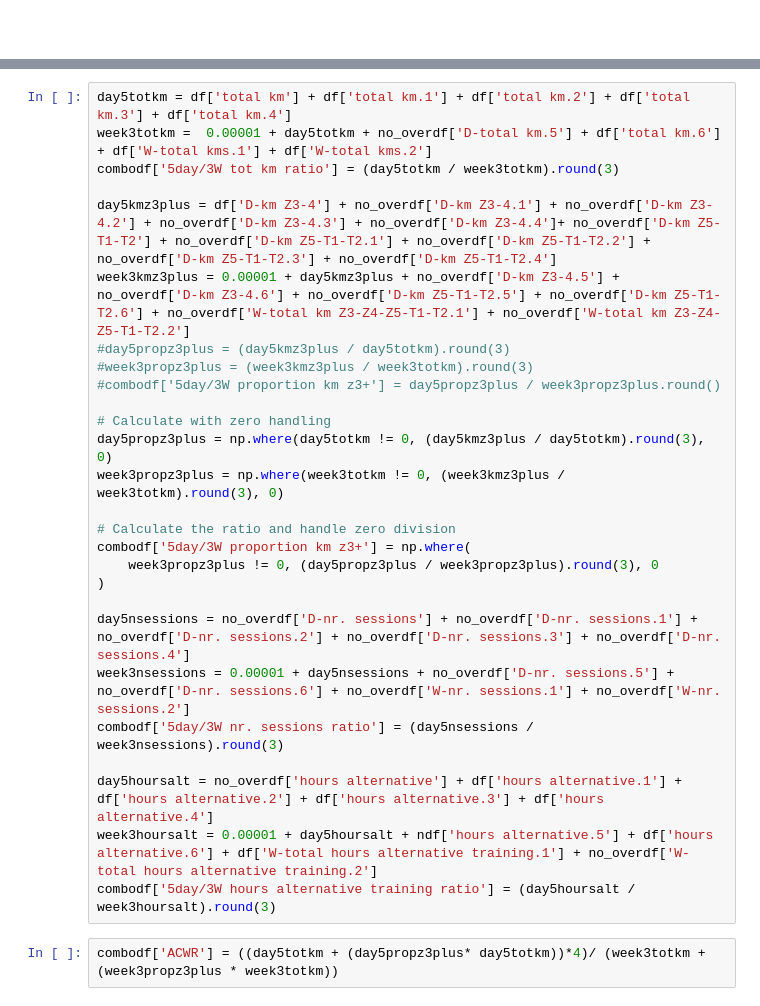
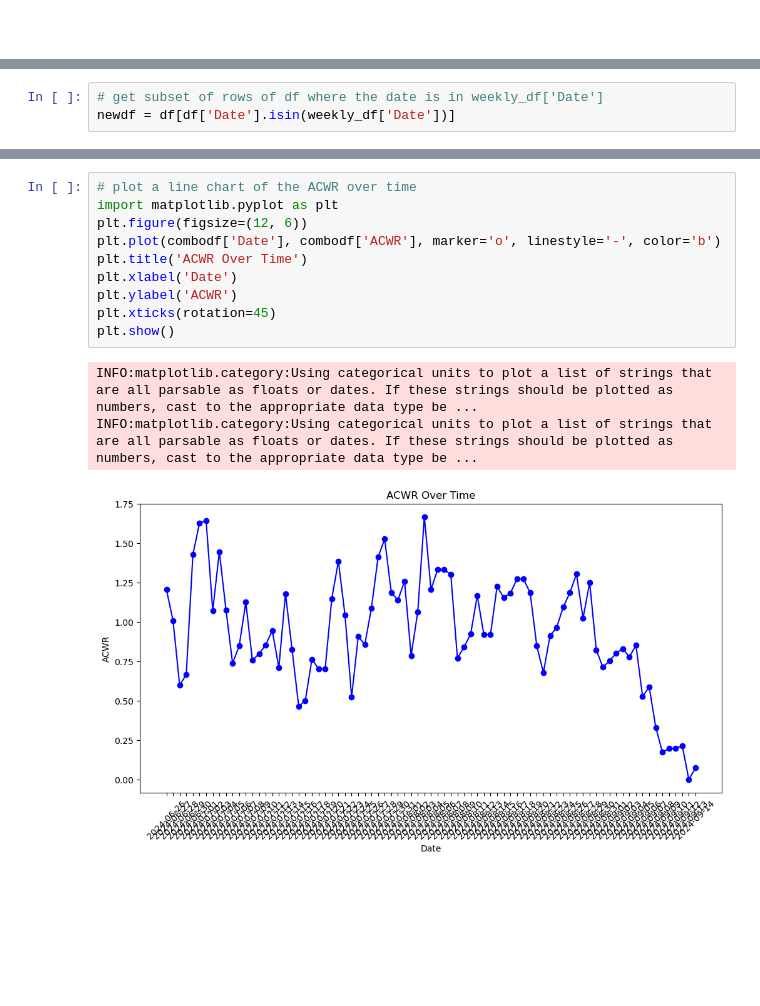
Before and after one commit to milooranm/RunningVolume_Injury, a Jupyter notebook: MVP2 notebooks/MVP2_data_extraction.ipynb, the cells around one changed output, grey strips where cells are left out. Cells and saved outputs as stored; diff of their text form; blank space fills up the shorter version.

```diff
--- a/MVP2 notebooks/MVP2_data_extraction.ipynb
+++ b/MVP2 notebooks/MVP2_data_extraction.ipynb
@@ -532,0 +511,3 @@ combodf
+# %%
+# get subset of rows of df where the date is in weekly_df['Date']
+newdf = df[df['Date'].isin(weekly_df['Date'])]
@@ -549,29 +605,14 @@ combodf
-# %%
-day5totkm = df['total km'] + df['total km.1'] + df['total km.2'] + df['total km.3'] + df['total km.4']
-week3totkm =  0.00001 + day5totkm + no_overdf['D-total km.5'] + df['total km.6'] + df['W-total kms.1'] + df['W-total kms.2']
-combodf['5day/3W tot km ratio'] = (day5totkm / week3totkm).round(3)
-
-day5kmz3plus = df['D-km Z3-4'] + no_overdf['D-km Z3-4.1'] + no_overdf['D-km Z3-4.2'] + no_overdf['D-km Z3-4.3'] + no_overdf['D-km Z3-4.4']+ no_overdf['D-km Z5-T1-T2'] + no_overdf['D-km Z5-T1-T2.1'] + no_overdf['D-km Z5-T1-T2.2'] + no_overdf['D-km Z5-T1-T2.3'] + no_overdf['D-km Z5-T1-T2.4']
-week3kmz3plus = 0.00001 + day5kmz3plus + no_overdf['D-km Z3-4.5'] + no_overdf['D-km Z3-4.6'] + no_overdf['D-km Z5-T1-T2.5'] + no_overdf['D-km Z5-T1-T2.6'] + no_overdf['W-total km Z3-Z4-Z5-T1-T2.1'] + no_overdf['W-total km Z3-Z4-Z5-T1-T2.2']
-#day5propz3plus = (day5kmz3plus / day5totkm).round(3)
-#week3propz3plus = (week3kmz3plus / week3totkm).round(3)
-#combodf['5day/3W proportion km z3+'] = day5propz3plus / week3propz3plus.round()
-
-# Calculate with zero handling
-day5propz3plus = np.where(day5totkm != 0, (day5kmz3plus / day5totkm).round(3), 0)
-week3propz3plus = np.where(week3totkm != 0, (week3kmz3plus / week3totkm).round(3), 0)
-
-# Calculate the ratio and handle zero division
-combodf['5day/3W proportion km z3+'] = np.where(
-    week3propz3plus != 0, (day5propz3plus / week3propz3plus).round(3), 0
-)
-
-day5nsessions = no_overdf['D-nr. sessions'] + no_overdf['D-nr. sessions.1'] + no_overdf['D-nr. sessions.2'] + no_overdf['D-nr. sessions.3'] + no_overdf['D-nr. sessions.4']
-week3nsessions = 0.00001 + day5nsessions + no_overdf['D-nr. sessions.5'] + no_overdf['D-nr. sessions.6'] + no_overdf['W-nr. sessions.1'] + no_overdf['W-nr. sessions.2']
-combodf['5day/3W nr. sessions ratio'] = (day5nsessions / week3nsessions).round(3)
-
-day5hoursalt = no_overdf['hours alternative'] + df['hours alternative.1'] + df['hours alternative.2'] + df['hours alternative.3'] + df['hours alternative.4']
-week3hoursalt = 0.00001 + day5hoursalt + ndf['hours alternative.5'] + df['hours alternative.6'] + df['W-total hours alternative training.1'] + no_overdf['W-total hours alternative training.2']
-combodf['5day/3W hours alternative training ratio'] = (day5hoursalt / week3hoursalt).round(3)
-# %%
-combodf['ACWR'] = ((day5totkm + (day5propz3plus* day5totkm))*4)/ (week3totkm + (week3propz3plus * week3totkm))
+# %%
+# plot a line chart of the ACWR over time
+import matplotlib.pyplot as plt
+plt.figure(figsize=(12, 6))
+plt.plot(combodf['Date'], combodf['ACWR'], marker='o', linestyle='-', color='b')
+plt.title('ACWR Over Time')
+plt.xlabel('Date')
+plt.ylabel('ACWR')
+plt.xticks(rotation=45)
+plt.show()
+# %% [output]
+INFO:matplotlib.category:Using categorical units to plot a list of strings that are all parsable as floats or dates. If these strings should be plotted as numbers, cast to the appropriate data type be ...
+INFO:matplotlib.category:Using categorical units to plot a list of strings that are all parsable as floats or dates. If these strings should be plotted as numbers, cast to the appropriate data type be ...
+[figure, added]
```
Also changed, not shown: parts of 16 cells of this notebook.
